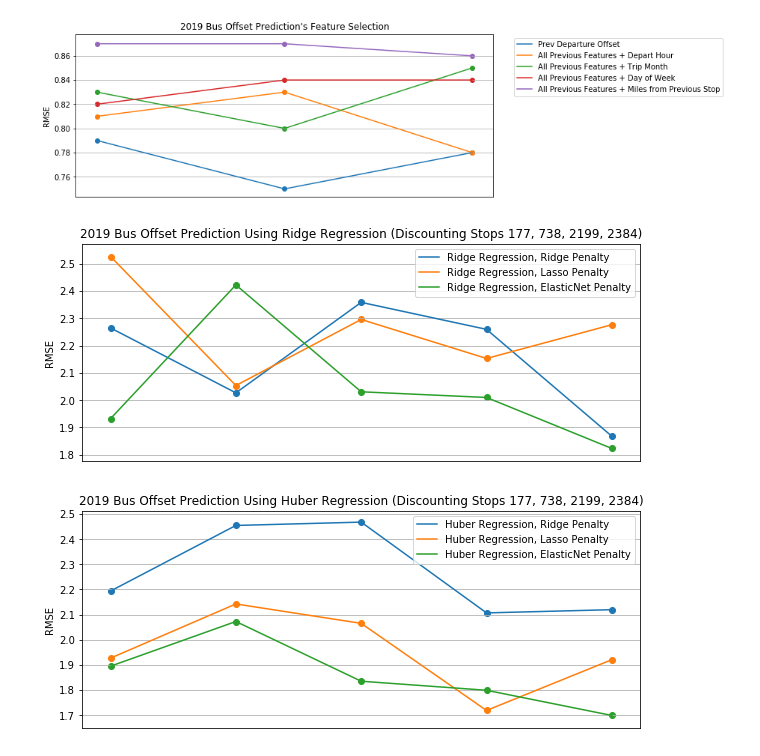
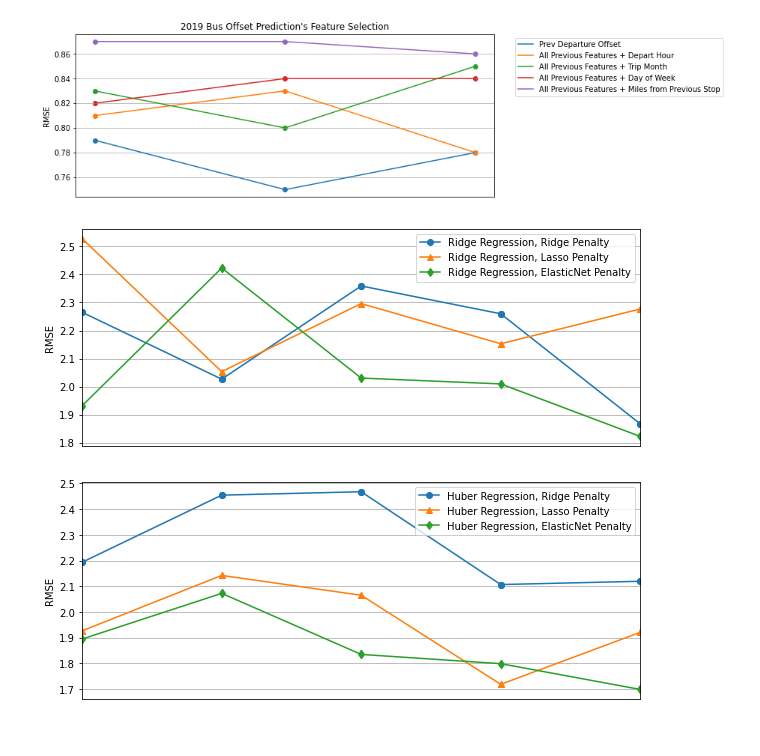
Before and after one commit to jairad26/LTC-Research-Challenge, a Jupyter notebook: poster_plots.ipynb, the cells around one changed output. Drawn from its saved outputs; the diff is of its cells as text; code cells hidden in the pictures.

Commit message:
updated poster plots
updated figures per Hou's comments 11.18

```diff
--- a/poster_plots.ipynb
+++ b/poster_plots.ipynb
@@ -52,53 +52,55 @@ plt.show()
 # %%
 fig, ax = plt.subplots(figsize = (10,4))
 plt.plot(kind="line")
-ax.set(Title="2019 Bus Offset Prediction Using Ridge Regression (Discounting Stops 177, 738, 2199, 2384)", xlabel='Kernel Iteration', ylabel="RMSE")
+#ax.set(Title="2019 Bus Offset Prediction Using Ridge Regression (Discounting Stops 177, 738, 2199, 2384)", xlabel='Kernel Iteration', ylabel="RMSE")
+ax.set(xlabel='Kernel Iteration', ylabel="RMSE")
 feature1 = {'Kernel Iteration':[1,2,3,4,5], 'RMSE':[2.264714267,2.026910235,2.358518082,2.259610835,1.867900997]}
 feature2 = {'Kernel Iteration':[1,2,3,4,5], 'RMSE':[2.526617941,2.053669682,2.295883475,2.152879449,2.276580099]}
 feature3 = {'Kernel Iteration':[1,2,3,4,5], 'RMSE':[1.932393877,2.422483599,2.030715691,2.009948147,1.823060925]}
 
 
-plt.plot(feature1['Kernel Iteration'], feature1['RMSE'], label = 'Ridge Regression, Ridge Penalty')
+plt.plot(feature1['Kernel Iteration'], feature1['RMSE'], label = 'Ridge Regression, Ridge Penalty', marker = 'o')
 plt.scatter(feature1['Kernel Iteration'], feature1['RMSE'])
 
-plt.plot(feature2['Kernel Iteration'], feature2['RMSE'], label = 'Ridge Regression, Lasso Penalty')
-plt.scatter(feature2['Kernel Iteration'], feature2['RMSE'])
+plt.plot(feature2['Kernel Iteration'], feature2['RMSE'], label = 'Ridge Regression, Lasso Penalty', marker = "^")
+plt.scatter(feature2['Kernel Iteration'], feature2['RMSE'],marker = "^")
 
-plt.plot(feature3['Kernel Iteration'], feature3['RMSE'], label = 'Ridge Regression, ElasticNet Penalty')
-plt.scatter(feature3['Kernel Iteration'], feature3['RMSE'])
+plt.plot(feature3['Kernel Iteration'], feature3['RMSE'], label = 'Ridge Regression, ElasticNet Penalty', marker = 'd')
+plt.scatter(feature3['Kernel Iteration'], feature3['RMSE'], marker = 'd')
 
 
 ax.axes.xaxis.set_visible(False)
 plt.legend()
 # plt.legend(bbox_to_anchor=(1.04, 1), loc='upper left', ncol=1)
 plt.grid()
-
+plt.xlim(1,5)
 plt.show()
 # %% [output]
-[figure, old version]
+[figure, new version]
 # %%
 fig, ax = plt.subplots(figsize = (10,4))
 plt.plot(kind="line")
-ax.set(Title="2019 Bus Offset Prediction Using Huber Regression (Discounting Stops 177, 738, 2199, 2384)", xlabel='Kernel Iteration', ylabel="RMSE")
+#ax.set(Title="2019 Bus Offset Prediction Using Huber Regression (Discounting Stops 177, 738, 2199, 2384)", xlabel='Kernel Iteration', ylabel="RMSE")
+ax.set(xlabel='Kernel Iteration', ylabel="RMSE")
 feature1 = {'Kernel Iteration':[1,2,3,4,5], 'RMSE':[2.193793648,2.45456413,2.467806288,2.106826587,2.119585888]}
 feature2 = {'Kernel Iteration':[1,2,3,4,5], 'RMSE':[1.927003018,2.142368461,2.06524977,1.718850926,1.920833079]}
 feature3 = {'Kernel Iteration':[1,2,3,4,5], 'RMSE':[1.895005831,2.072614232,1.835134822,1.799137096,1.698982884]}
 
 
-plt.plot(feature1['Kernel Iteration'], feature1['RMSE'], label = 'Huber Regression, Ridge Penalty')
+plt.plot(feature1['Kernel Iteration'], feature1['RMSE'], label = 'Huber Regression, Ridge Penalty', marker = 'o')
 plt.scatter(feature1['Kernel Iteration'], feature1['RMSE'])
 
-plt.plot(feature2['Kernel Iteration'], feature2['RMSE'], label = 'Huber Regression, Lasso Penalty')
-plt.scatter(feature2['Kernel Iteration'], feature2['RMSE'])
+plt.plot(feature2['Kernel Iteration'], feature2['RMSE'], label = 'Huber Regression, Lasso Penalty', marker = "^")
+plt.scatter(feature2['Kernel Iteration'], feature2['RMSE'],marker = "^")
 
-plt.plot(feature3['Kernel Iteration'], feature3['RMSE'], label = 'Huber Regression, ElasticNet Penalty')
-plt.scatter(feature3['Kernel Iteration'], feature3['RMSE'])
+plt.plot(feature3['Kernel Iteration'], feature3['RMSE'], label = 'Huber Regression, ElasticNet Penalty', marker = 'd')
+plt.scatter(feature3['Kernel Iteration'], feature3['RMSE'], marker = 'd')
 
 ax.axes.xaxis.set_visible(False)
 plt.legend(loc='upper right')
 # plt.legend(bbox_to_anchor=(1.04, 1), loc='upper left', ncol=1)
 plt.grid()
-
+plt.xlim(1,5)
 plt.show()
 # %% [output]
-[figure, old version]
+[figure, new version]
```
Also changed, not shown: parts of 3 cells of this notebook.
